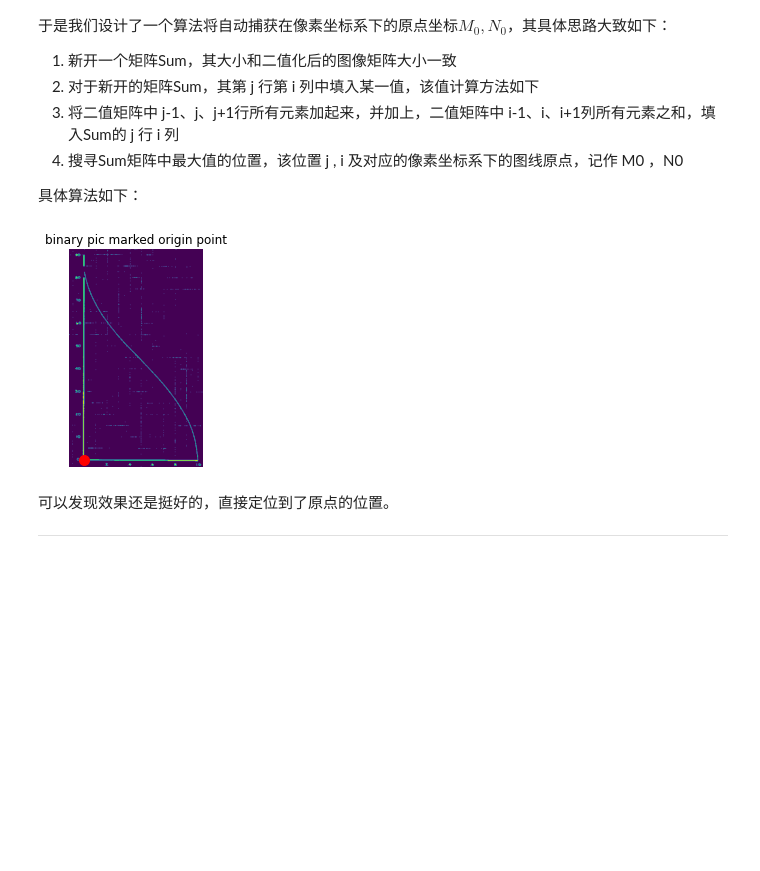
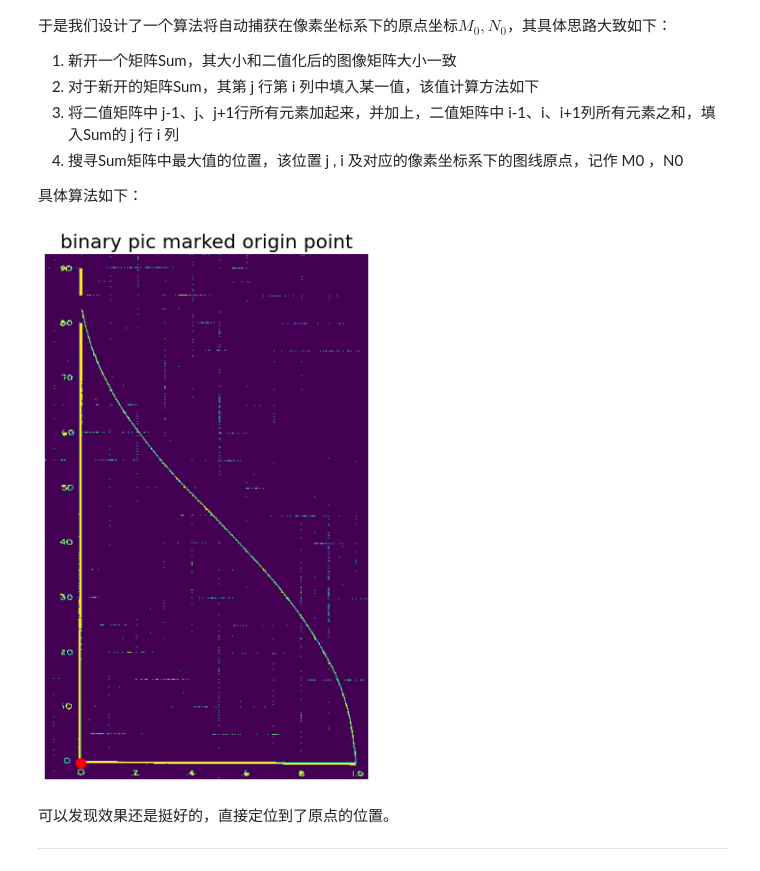
Before and after one commit to cherose2004/learning, a Jupyter notebook: project/Flight Simulation/homework/ProjectTeam1.ipynb, the cells around one changed output. Cells and saved outputs as stored; diff of their text form; code cells hidden in the pictures; blank space fills up the shorter version.

```diff
--- a/project/Flight Simulation/homework/ProjectTeam1.ipynb
+++ b/project/Flight Simulation/homework/ProjectTeam1.ipynb
@@ -495,13 +499,14 @@ def get0(mat):
     return M0 , N0
 # %%
 M0 , N0 = get0(binary)
+plt.figure(figsize = (6,10))
 plt.imshow(binary)
 plt.axis('off')
-plt.title('binary pic marked origin point')
+plt.title('binary pic marked origin point' , fontsize = 20)
 plt.scatter(N0 , M0 , s=100 , color='r')
 plt.show()
 # %% [output]
-[figure, old version]
+[figure, new version]
 # %% [markdown]
 可以发现效果还是挺好的，直接定位到了原点的位置。
 
```
Also changed, not shown: parts of 27 cells of this notebook, 1 other file.
